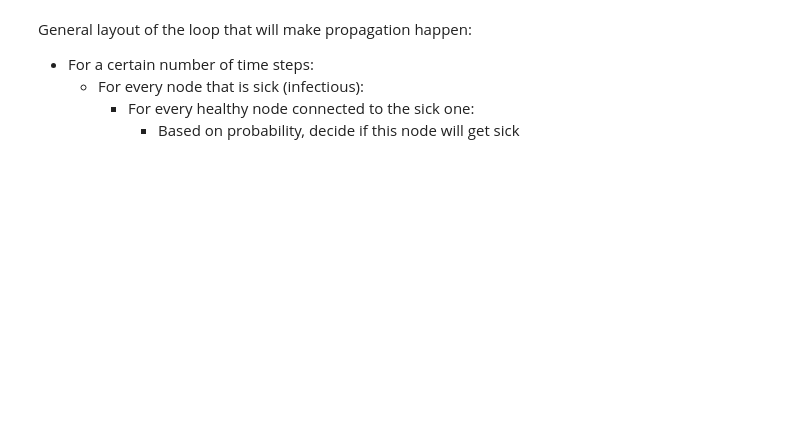
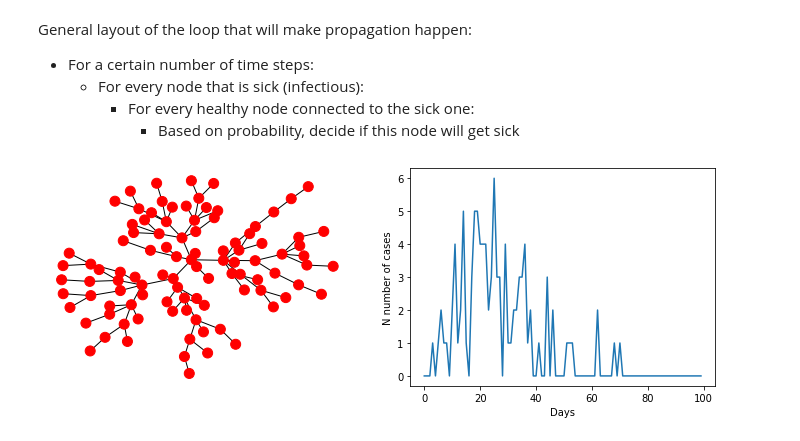
Before and after one commit to kanemoser/urban-broccoli, a Jupyter notebook: summer_03_propagation.ipynb, the cells around one changed output. Drawn from its saved outputs; the diff is of its cells as text; code cells hidden in the pictures; blank space fills up the shorter version.

```diff
--- a/summer_03_propagation.ipynb
+++ b/summer_03_propagation.ipynb
@@ -169,3 +171,41 @@ General layout of the loop that will make propagation happen:
     * For every node that is sick (infectious):
         * For every healthy node connected to the sick one:
             * Based on probability, decide if this node will get sick
+# %%
+def pandemic (g, prob=0.5, nsteps=10):
+    """Runs the pandemic for several steps."""
+
+    # Set all nodes to healthy (only node 0 is sick):
+    for node in g.get_nodes():
+        g.values[node]=0
+
+    g.values[0] = 1
+    history = np.zeros(nsteps)
+
+    # Start a time loop:
+    for t in range(nsteps):
+        newly_infected = []
+        # Calculate which nodes will be infected:
+        for node in g.get_nodes():
+            if g.values[node]==1:
+                neighbors = g.gdict[node]
+                for neighbor in neighbors:
+                    if g.values[neighbor]==0 and np.random.uniform()<prob:
+                        newly_infected.append(neighbor)
+        # Infected nodes become sick:
+        for node in newly_infected:
+            g.values[node]=1
+        # Show us new cases:
+        history[t] = len(newly_infected)
+    return history
+
+history = pandemic(g, prob=0.1, nsteps=100)
+plt.figure(figsize=(12,4))
+plt.subplot(121)
+g.plot()
+plt.subplot(122)
+plt.plot(history);
+plt.xlabel('Days')
+plt.ylabel('N number of cases');
+# %% [output]
+[figure, added]
```
Also changed, not shown: parts of 3 cells of this notebook.
